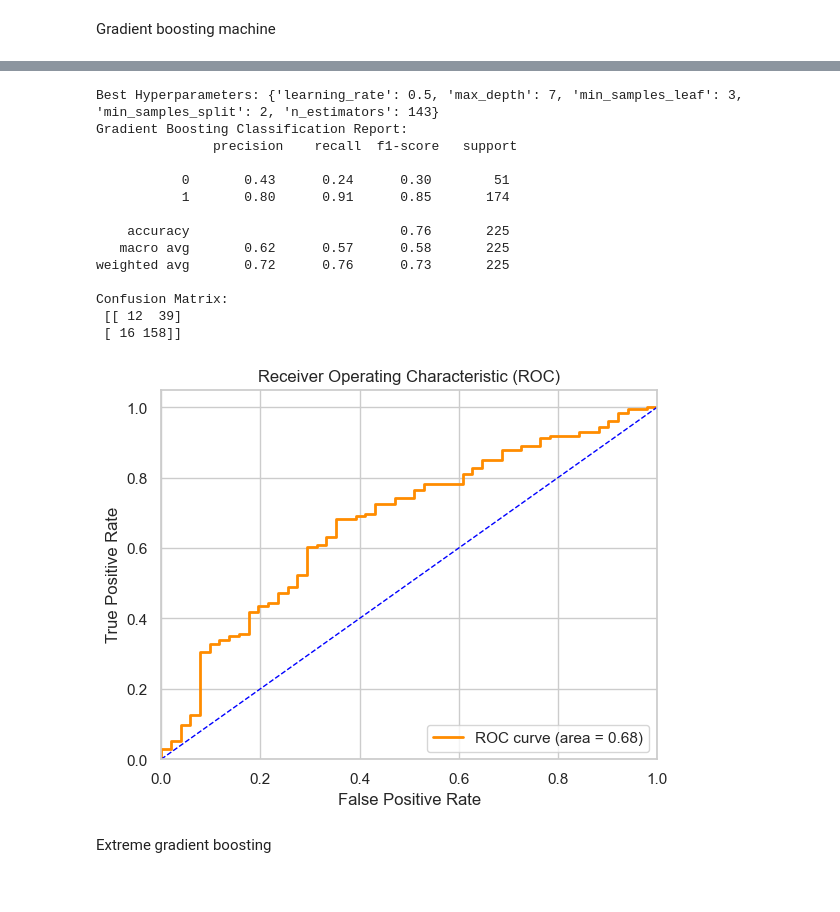
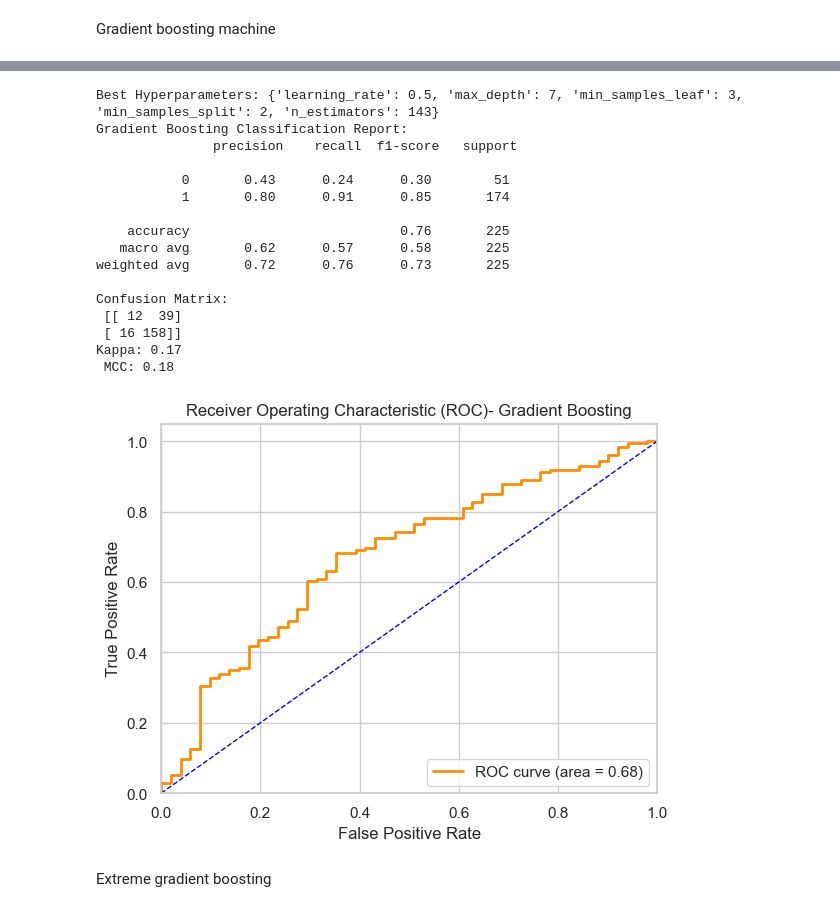
Before and after one commit to abmutema/Predicting-suicidality-in-people-living-with-HIV-in-Uganda, a Jupyter notebook: Notebooks/baseline.ipynb, the cells around one changed output, grey strips where cells are left out. Cells and saved outputs as stored; diff of their text form; code cells hidden in the pictures.

```diff
--- a/Notebooks/baseline.ipynb
+++ b/Notebooks/baseline.ipynb
@@ -366,3 +380,41 @@ plt.tight_layout()
 plt.show()
 # %% [output]
 [figure]
+# %%
+# Set the style of seaborn
+sns.set_theme(style="whitegrid")
+
+# Create subplots
+fig, axes = plt.subplots(nrows=1, ncols=2,  figsize=(12, 8))
+
+# Plot for 'cd46mths'
+sns.boxplot(
+    x='duration_of_hiv_diagnosis',
+    y='cd46mths',
+    hue='Sex',
+    data=df_c[df_c['Duration of enrollment'] == 'less than 6 months'],  # Filter for CD4 count at 6 months
+    ax=axes[0],
+    order=duration_order
+)
+axes[0].set_xlabel('Duration of HIV Diagnosis')
+axes[0].set_ylabel('CD4 count')
+axes[0].set_title('CD4 count at 6 Months against duration of HIV diagnosis')
+
+# Plot for 'cd46mths' with CTX_prophylaxis
+sns.boxplot(
+    x='duration_of_hiv_diagnosis',
+    y='cd46mths',
+    hue='CTX_prophylaxis',
+    data=df_c[df_c['Duration of enrollment'] == 'less than 6 months'],  # Filter for CD4 count at 6 months
+    ax=axes[1],
+    order=duration_order
+)
+axes[1].set_xlabel('Duration of HIV Diagnosis')
+axes[1].set_ylabel('CD4 count')
+axes[1].set_title('CD4 count at 6 Months and Cotrimoxazole prophylaxis')
+
+# Adjust layout
+plt.tight_layout()
+
+# Show the plot
+plt.show()
@@ -1870,10 +2008,15 @@ gb_predictions = best_model.predict(X_test_transformed)
 # Evaluate the best model
 gb_classification_report = classification_report(y_test, gb_predictions)
 gb_conf_matrix = confusion_matrix(y_test, gb_predictions)
+kappa = cohen_kappa_score(y_test, gb_predictions)
+mcc = matthews_corrcoef(y_test, gb_predictions)
 
 # Print classification report, confusion matrix, MCC, and Kappa
 print("Gradient Boosting Classification Report:\n", gb_classification_report)
 print("Confusion Matrix:\n", gb_conf_matrix)
+print(f"Kappa: {kappa:.2f}")
+print(f" MCC: {mcc:.2f}")
+
 
 print()
 
@@ -1882,35 +2025,37 @@ gb_probs = best_model.predict_proba(X_test_transformed)[:, 1]
 
 # Compute ROC curve and AUC
 fpr, tpr, thresholds = roc_curve(y_test, gb_probs)
 roc_auc = auc(fpr, tpr)
 
 # Plot ROC curve
 plt.figure()
 plt.plot(fpr, tpr, color='darkorange', lw=2, label='ROC curve (area = %0.2f)' % roc_auc)
 plt.plot([0, 1], [0, 1], color='blue', lw=1, linestyle='--')
 plt.xlim([0.0, 1.0])
 plt.ylim([0.0, 1.05])
 plt.xlabel('False Positive Rate')
 plt.ylabel('True Positive Rate')
-plt.title('Receiver Operating Characteristic (ROC)')
+plt.title('Receiver Operating Characteristic (ROC)- Gradient Boosting')
 plt.legend(loc="lower right")
 plt.show()
 # %% [output]
 Best Hyperparameters: {'learning_rate': 0.5, 'max_depth': 7, 'min_samples_leaf': 3, 'min_samples_split': 2, 'n_estimators': 143}
 Gradient Boosting Classification Report:
                precision    recall  f1-score   support
 
            0       0.43      0.24      0.30        51
            1       0.80      0.91      0.85       174
 
     accuracy                           0.76       225
    macro avg       0.62      0.57      0.58       225
 weighted avg       0.72      0.76      0.73       225
 
 Confusion Matrix:
  [[ 12  39]
  [ 16 158]]
+Kappa: 0.17
+ MCC: 0.18
-[figure, old version]
+[figure, new version]
 # %% [markdown]
 Extreme gradient boosting
 # %%
```
Also changed, not shown: parts of 23 cells of this notebook.
